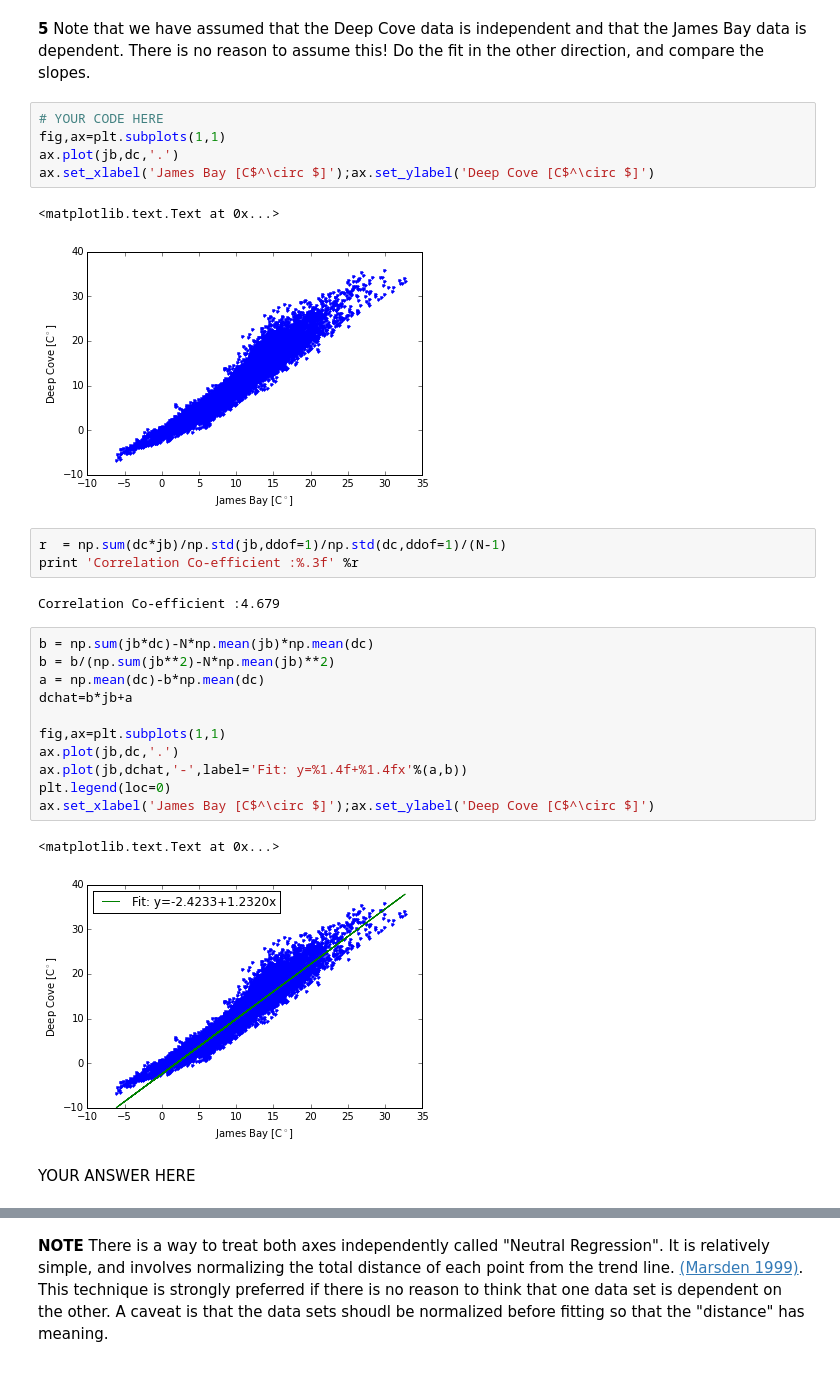
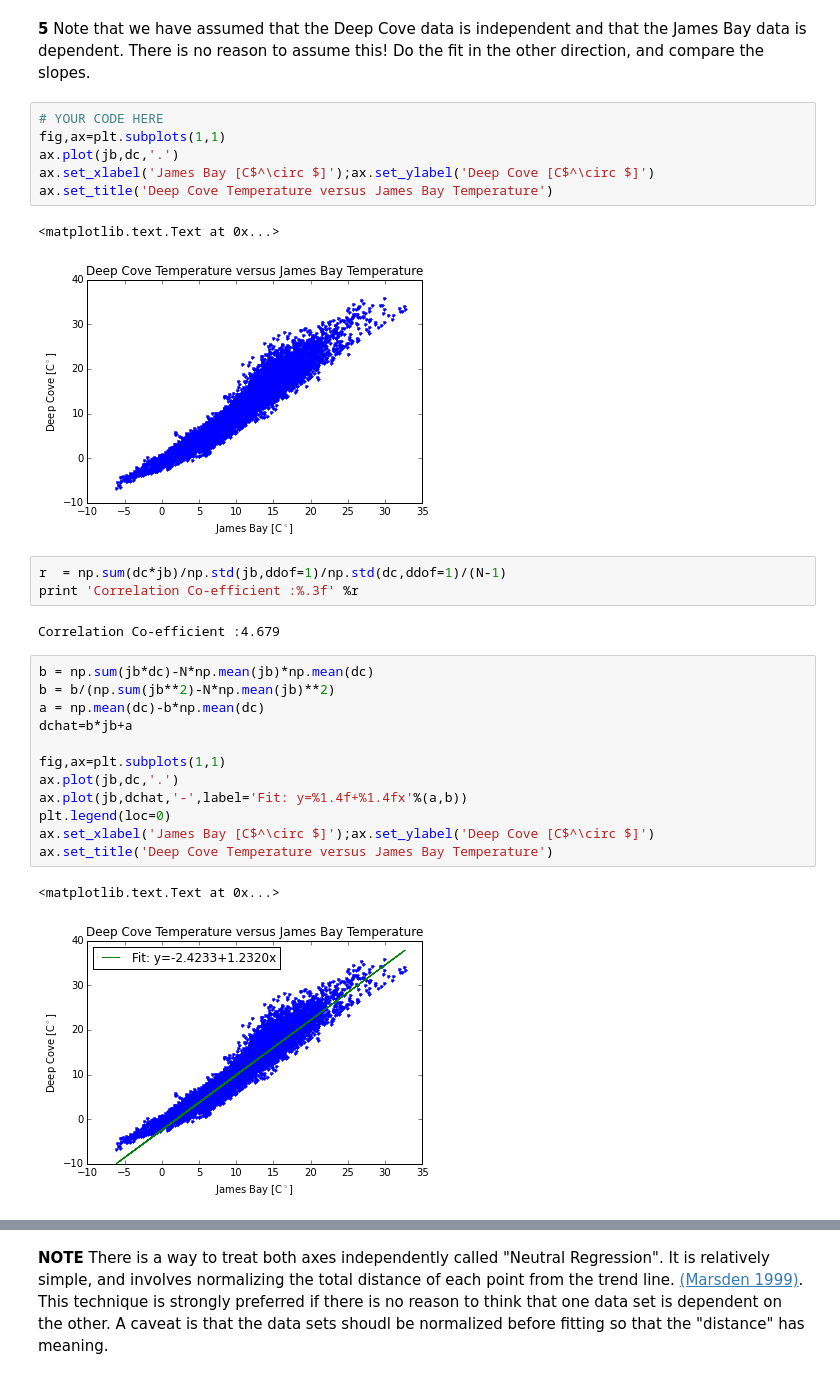
Before and after one commit to ingosh/Phy411Assignments, a Jupyter notebook: Assignment-02.ipynb, the cells around one changed output, grey strips where cells are left out. Saved outputs shown, nothing was run; the diff lists cells and outputs as text.

```diff
--- a/Assignment-02.ipynb
+++ b/Assignment-02.ipynb
@@ -247,9 +250,10 @@ YOUR ANSWER HERE
 fig,ax=plt.subplots(1,1)
 ax.plot(jb,dc,'.')
 ax.set_xlabel('James Bay [C$^\circ $]');ax.set_ylabel('Deep Cove [C$^\circ $]')
+ax.set_title('Deep Cove Temperature versus James Bay Temperature')
 # %% [output]
 <matplotlib.text.Text at 0x...>
-[figure, old version]
+[figure, new version]
 # %%
 r  = np.sum(dc*jb)/np.std(jb,ddof=1)/np.std(dc,ddof=1)/(N-1)
 print 'Correlation Co-efficient :%.3f' %r
@@ -258,19 +262,18 @@ Correlation Co-efficient :4.679
 # %%
 b = np.sum(jb*dc)-N*np.mean(jb)*np.mean(dc)
 b = b/(np.sum(jb**2)-N*np.mean(jb)**2)
 a = np.mean(dc)-b*np.mean(dc)
 dchat=b*jb+a
 
 fig,ax=plt.subplots(1,1)
 ax.plot(jb,dc,'.')
 ax.plot(jb,dchat,'-',label='Fit: y=%1.4f+%1.4fx'%(a,b))
 plt.legend(loc=0)
 ax.set_xlabel('James Bay [C$^\circ $]');ax.set_ylabel('Deep Cove [C$^\circ $]')
+ax.set_title('Deep Cove Temperature versus James Bay Temperature')
 # %% [output]
 <matplotlib.text.Text at 0x...>
-[figure, old version]
+[figure, new version]
-# %% [markdown]
-YOUR ANSWER HERE
 # %%
 syx=np.sqrt(np.sum((dc-dchat)**2)/(N-2))
 bdn,bup=stats.t.interval(0.95,df=N-2,scale=syx)
```
Also changed, not shown: parts of 19 cells of this notebook.
